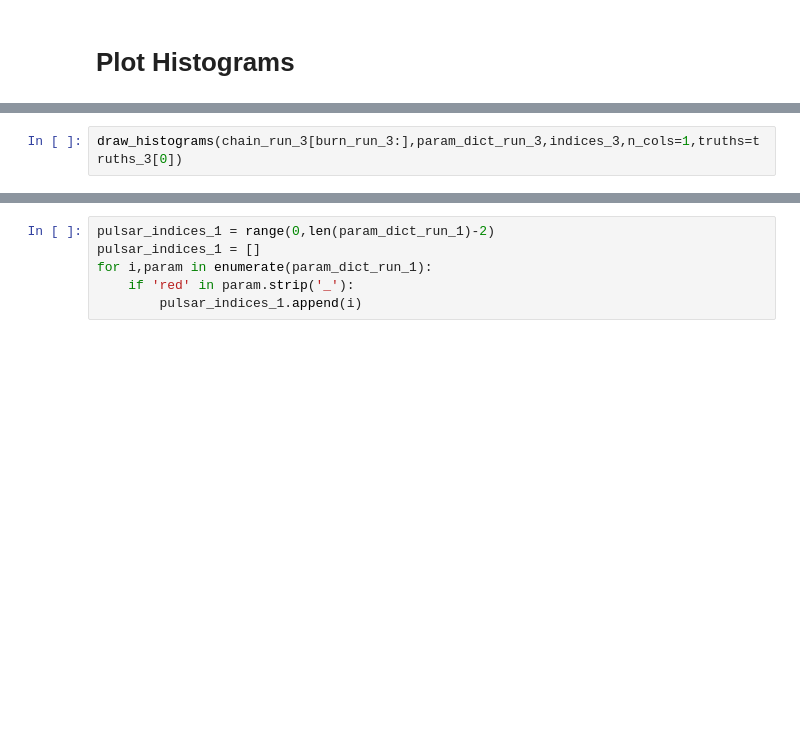
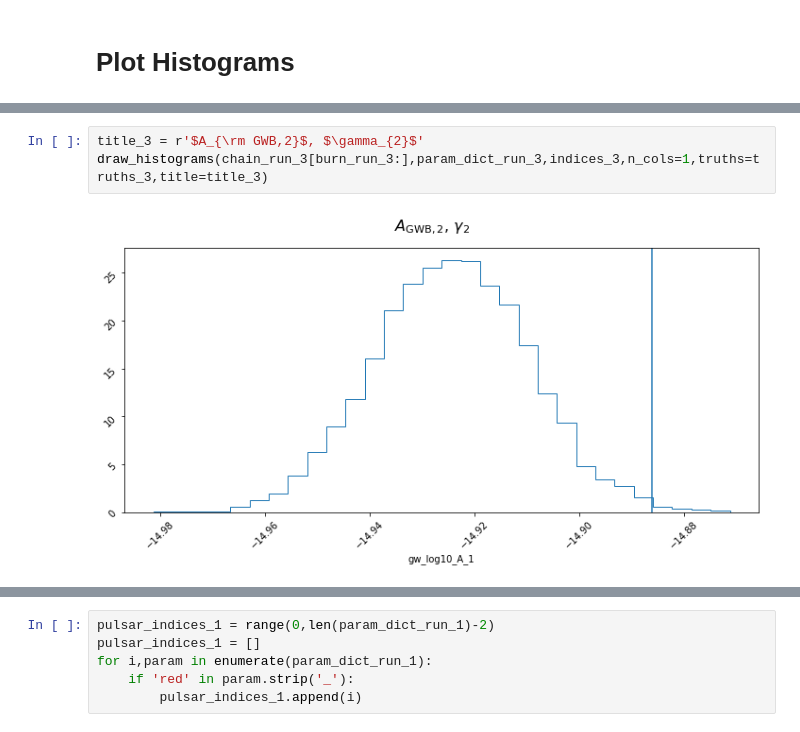
Before and after one commit to LBJ-Wade/NANOGrav, a Jupyter notebook: BackgroundInjections/Plotzv2.ipynb, the cells around one changed output, grey strips where cells are left out. Saved outputs shown, nothing was run; the diff lists cells and outputs as text; blank space fills up the shorter version.

```diff
--- a/BackgroundInjections/Plotzv2.ipynb
+++ b/BackgroundInjections/Plotzv2.ipynb
@@ -169,3 +184,6 @@ draw_histograms(chain_run_2[burn_run_2:],param_dict_run_2,indices_2)
 # %%
-draw_histograms(chain_run_3[burn_run_3:],param_dict_run_3,indices_3,n_cols=1,truths=truths_3[0])
+title_3 = r'$A_{\rm GWB,2}$, $\gamma_{2}$'
+draw_histograms(chain_run_3[burn_run_3:],param_dict_run_3,indices_3,n_cols=1,truths=truths_3,title=title_3)
+# %% [output]
+[figure, added]
 # %%
```
Also changed, not shown: parts of 17 cells of this notebook.
